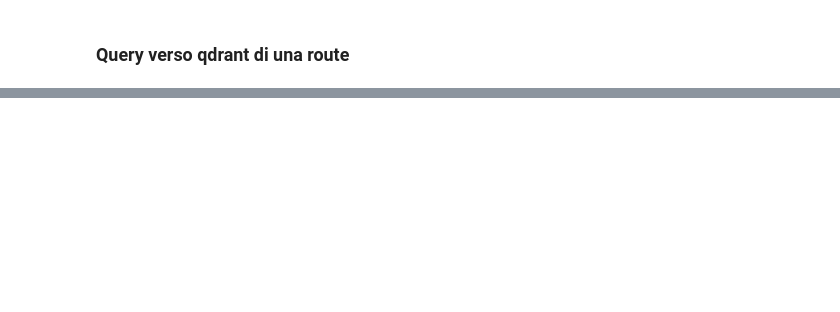
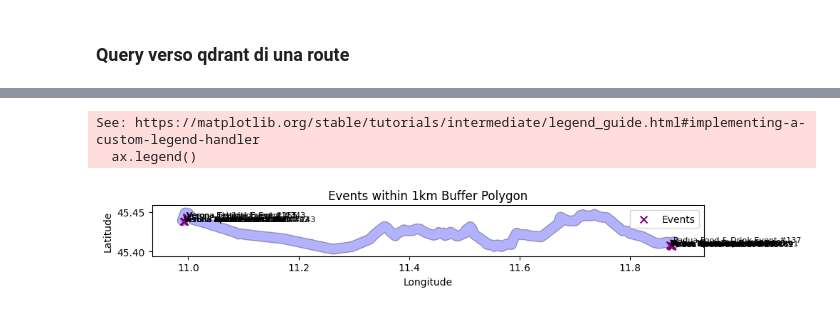
Before and after one commit to tatankam/eventmap, a Jupyter notebook: notebooks/Eventbrite.ipynb, the cells around one changed output, grey strips where cells are left out. Drawn from its saved outputs; the diff is of its cells as text; code cells hidden in the pictures; blank space fills up the shorter version.

```diff
--- a/notebooks/Eventbrite.ipynb
+++ b/notebooks/Eventbrite.ipynb
@@ -650,0 +417,43 @@ plt.show()
+# %%
+import matplotlib.pyplot as plt
+import geopandas as gpd
+from shapely.geometry import Point
+
+# Build gdf_qdrant from Qdrant results if not already defined
+event_points = []
+titles = []
+for point in results.points:
+    loc = point.payload.get("location", {})
+    lat = loc.get("lat")
+    lon = loc.get("lon")
+    if lat is not None and lon is not None:
+        event_points.append(Point(lon, lat))
+        titles.append(point.payload.get("title", ""))
+
+if event_points:
+    gdf_qdrant = gpd.GeoDataFrame({"title": titles, "geometry": event_points}, crs="EPSG:4326")
+else:
+    gdf_qdrant = gpd.GeoDataFrame(columns=["title", "geometry"], crs="EPSG:4326")
+
+fig, ax = plt.subplots(figsize=(10, 10))
+
+# Plot the buffer polygon
+gpd.GeoSeries([buffer_poly], crs="EPSG:4326").plot(ax=ax, color='blue', alpha=0.3, edgecolor='black', label='1km Buffer')
+
+# Plot the events inside the buffer
+if not gdf_qdrant.empty:
+    gdf_qdrant.plot(ax=ax, color='purple', marker='x', markersize=50, label='Events')
+    for idx, row in gdf_qdrant.iterrows():
+        ax.text(row.geometry.x, row.geometry.y, row.title, fontsize=8, color='black')
+else:
+    print("No events found in Qdrant for this buffer.")
+
+ax.set_title("Events within 1km Buffer Polygon")
+ax.set_xlabel("Longitude")
+ax.set_ylabel("Latitude")
+ax.legend()
+plt.show()
+# %% [output]
+See: https://matplotlib.org/stable/tutorials/intermediate/legend_guide.html#implementing-a-custom-legend-handler
+  ax.legend()
+[figure, added]
```
Also changed, not shown: parts of 26 cells of this notebook, 22 other files.
